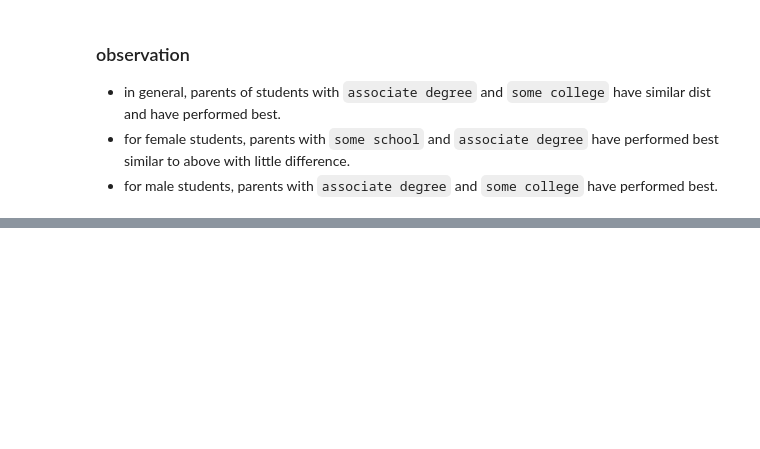
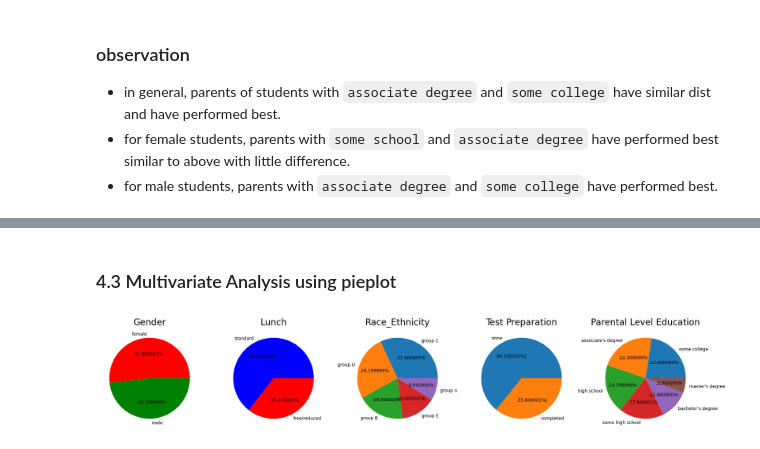
Before and after one commit to SinghJagpreet096/Studentperformanceindicator-with-mlops, a Jupyter notebook: notebook/EDA.ipynb, the cells around one changed output, grey strips where cells are left out. Saved outputs shown, nothing was run; the diff lists cells and outputs as text; code cells hidden in the pictures; blank space fills up the shorter version.

```diff
--- a/notebook/EDA.ipynb
+++ b/notebook/EDA.ipynb
@@ -313,0 +357,48 @@ plt.show()
+# %% [markdown]
+### 4.3 Multivariate Analysis using pieplot
+# %%
+plt.rcParams['figure.figsize']=(20, 12)
+
+plt.subplot(151)
+size = df.gender.value_counts()
+labels = 'female','male'
+color = ['red','green']
+
+plt.pie(size,colors=color, labels=labels, autopct='.%2f%%')
+plt.title("Gender", fontsize=20)
+plt.axis('off')
+
+plt.subplot(152)
+size = df.lunch.value_counts()
+labels = df.lunch.value_counts().index
+color = 'b','r'
+
+plt.pie(size, labels=labels, colors=color,autopct='.%2f%%')
+plt.title("Lunch", fontsize=20)
+
+plt.subplot(153)
+size = df.race_ethnicity.value_counts()
+labels = df.race_ethnicity.value_counts().index
+
+plt.pie(size, labels=labels, autopct='.%2f%%')
+plt.title("Race_Ethnicity", fontsize=20)
+
+plt.subplot(154)
+size = df.test_preparation_course.value_counts()
+labels = df.test_preparation_course.value_counts().index
+
+plt.pie(size, labels=labels, autopct='.%2f%%|')
+plt.title("Test Preparation", fontsize=20)
+
+plt.subplot(155)
+size = df.parental_level_of_education.value_counts()
+labels = df.parental_level_of_education.value_counts().index
+
+plt.pie(size, labels=labels, autopct='.%2f%%')
+plt.title('Parental Level Education', fontsize=20)
+
+plt.tight_layout()
+plt.grid()
+plt.show()
+# %% [output]
+[figure, added]
```
Also changed, not shown: parts of 11 cells of this notebook.
